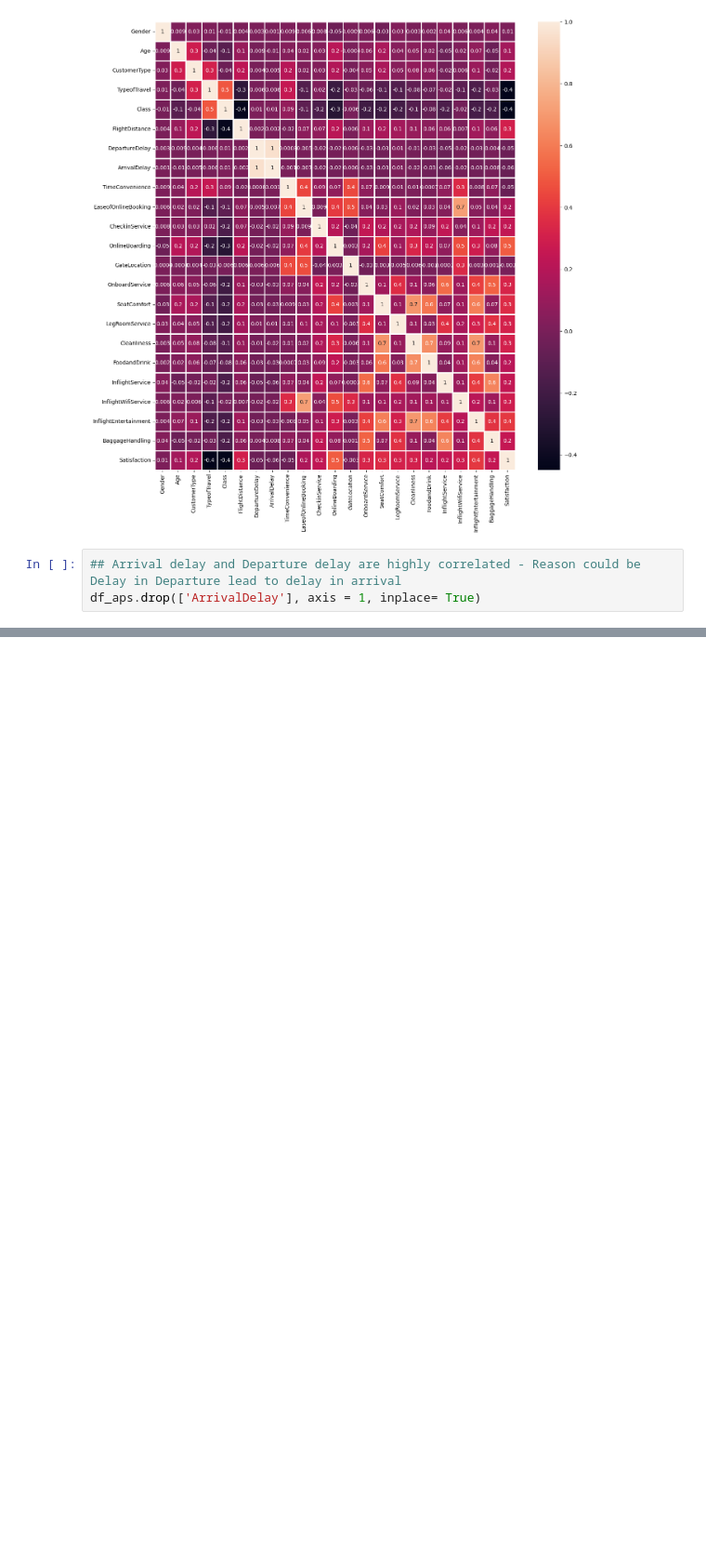
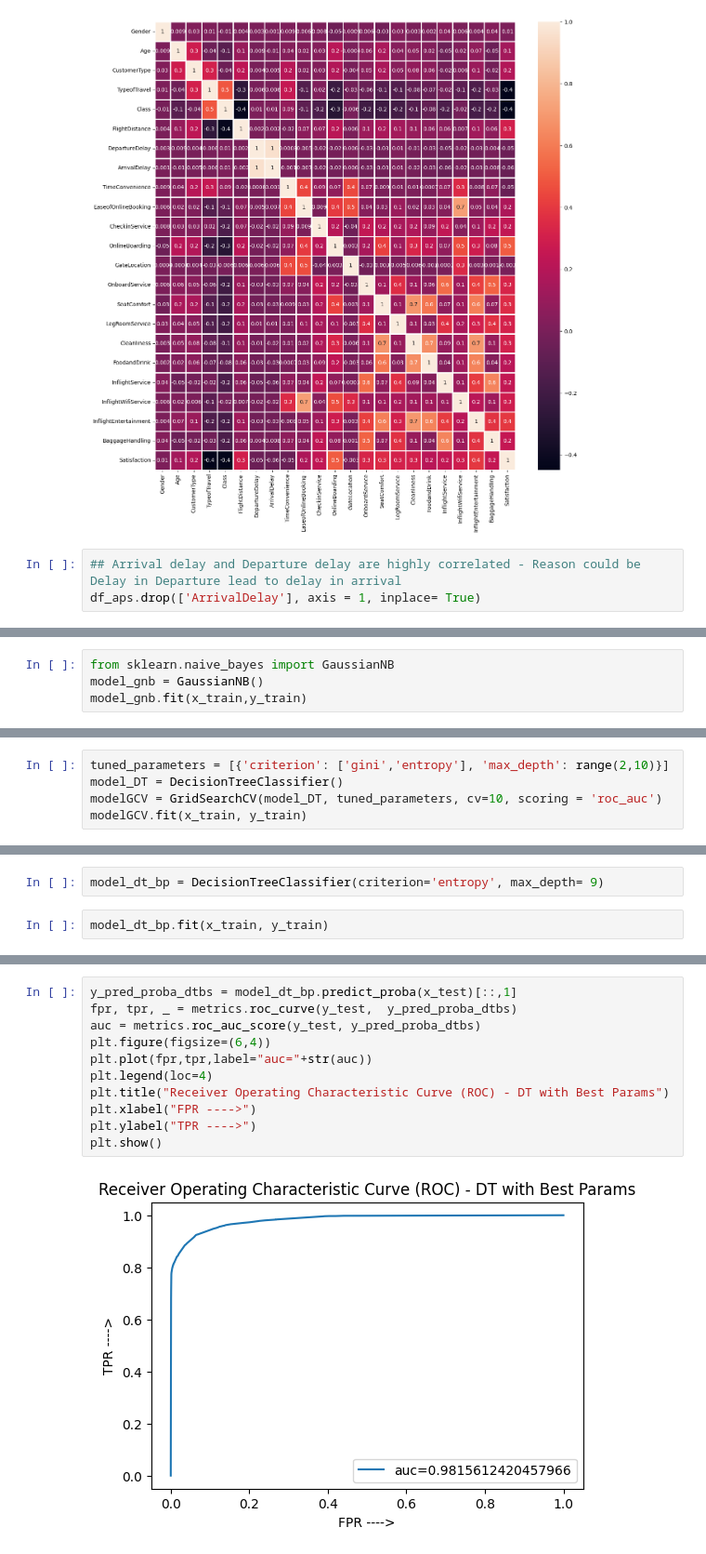
Before and after one commit to EnayathShaik/AI_ML, a Jupyter notebook: Airline_Passenger_Satisfaction_Prediction.ipynb, the cells around one changed output, grey strips where cells are left out. Shown at 93% size. Drawn from its saved outputs; the diff is of its cells as text; blank space fills up the shorter version.

```diff
--- a/Airline_Passenger_Satisfaction_Prediction.ipynb
+++ b/Airline_Passenger_Satisfaction_Prediction.ipynb
@@ -402,0 +580,4 @@ df_aps.drop(['ArrivalDelay'], axis = 1, inplace= True)
+# %%
+from sklearn.naive_bayes import GaussianNB
+model_gnb = GaussianNB()
+model_gnb.fit(x_train,y_train)
@@ -402,0 +595,5 @@ df_aps.drop(['ArrivalDelay'], axis = 1, inplace= True)
+# %%
+tuned_parameters = [{'criterion': ['gini','entropy'], 'max_depth': range(2,10)}]
+model_DT = DecisionTreeClassifier()
+modelGCV = GridSearchCV(model_DT, tuned_parameters, cv=10, scoring = 'roc_auc')
+modelGCV.fit(x_train, y_train)
@@ -402,0 +619,4 @@ df_aps.drop(['ArrivalDelay'], axis = 1, inplace= True)
+# %%
+model_dt_bp = DecisionTreeClassifier(criterion='entropy', max_depth= 9)
+# %%
+model_dt_bp.fit(x_train, y_train)
@@ -402,0 +641,13 @@ df_aps.drop(['ArrivalDelay'], axis = 1, inplace= True)
+# %%
+y_pred_proba_dtbs = model_dt_bp.predict_proba(x_test)[::,1]
+fpr, tpr, _ = metrics.roc_curve(y_test,  y_pred_proba_dtbs)
+auc = metrics.roc_auc_score(y_test, y_pred_proba_dtbs)
+plt.figure(figsize=(6,4))
+plt.plot(fpr,tpr,label="auc="+str(auc))
+plt.legend(loc=4)
+plt.title("Receiver Operating Characteristic Curve (ROC) - DT with Best Params")
+plt.xlabel("FPR ---->")
+plt.ylabel("TPR ---->")
+plt.show()
+# %% [output]
+[figure, added]
```
Also changed, not shown: parts of 41 cells of this notebook.
